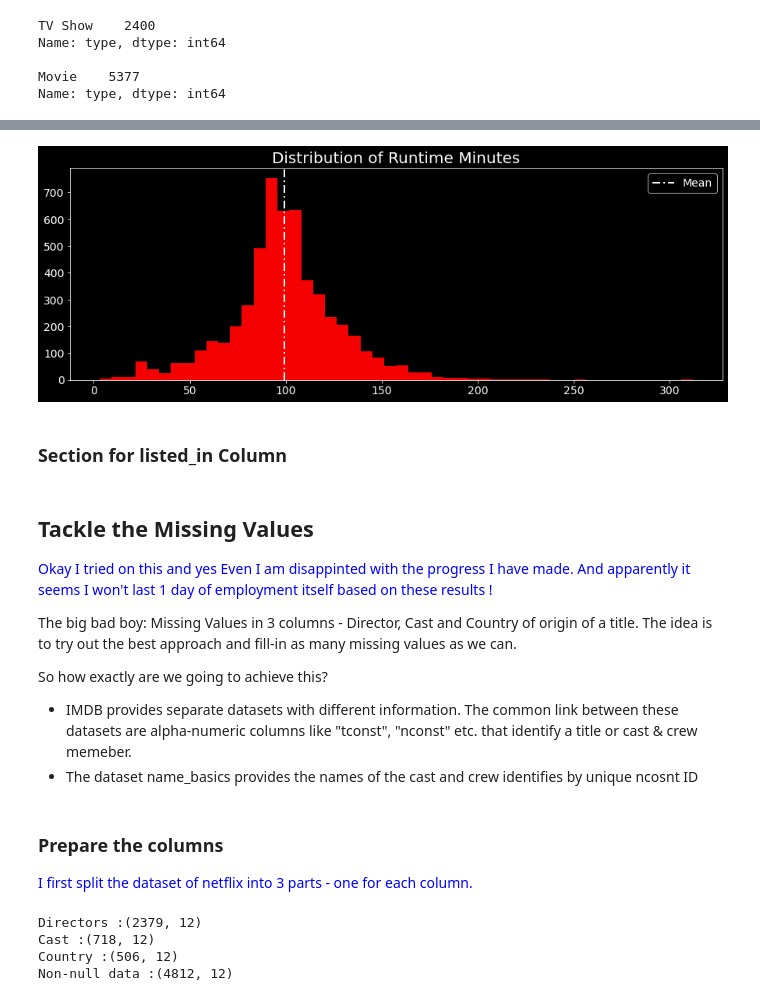
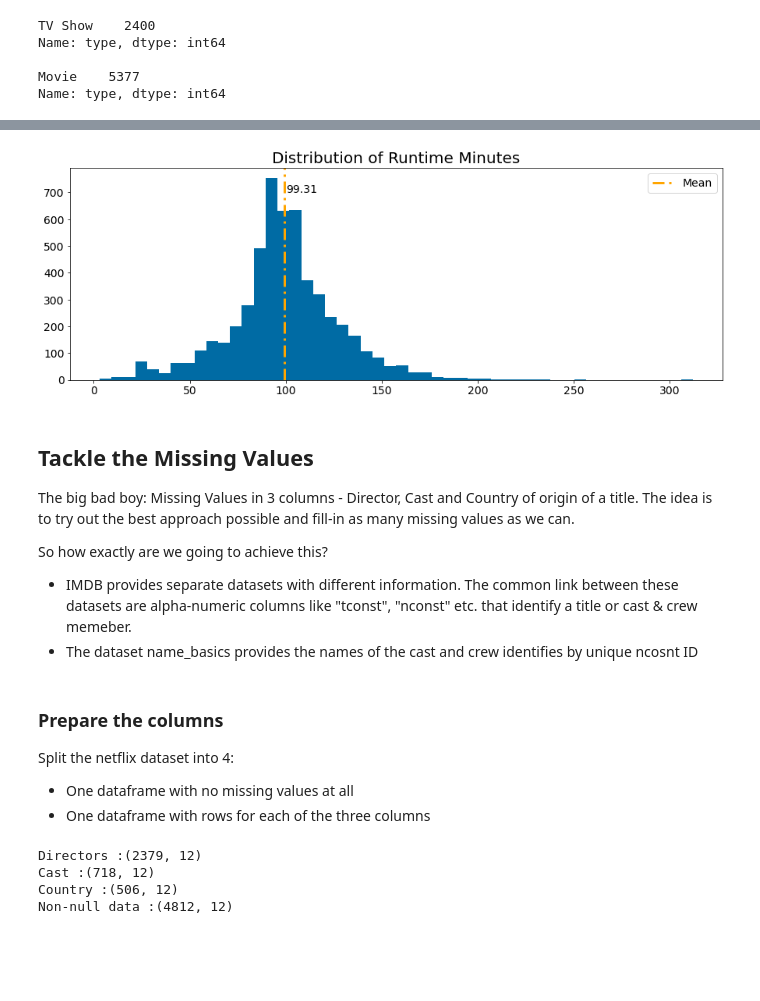
Before and after one commit to vivek-kotecha/netflix-recommender, a Jupyter notebook: workbooks/Netflix_Exploratory_Analysis.ipynb, the cells around one changed output, grey strips where cells are left out. Cells and saved outputs as stored; diff of their text form; code cells hidden in the pictures; blank space fills up the shorter version.

Commit message:
Add files via upload
draft3 with colorblind theme applied for plots

```diff
--- a/workbooks/Netflix_Exploratory_Analysis.ipynb
+++ b/workbooks/Netflix_Exploratory_Analysis.ipynb
@@ -38,13 +33,11 @@ from cycler import cycler
 ### Set default options
 # %%
 pd.options.display.max_colwidth = 100
-plt.style.use('dark_background')
-plt.rcParams["axes.prop_cycle"] = cycler('color', ["#f50000", "#f00000", "#e60000", "#e00000", "#db0000", "#d10000",
-                                                   "#cc0000", "#c70000", "#bd0000", "#b80000", "#b30000", "#a80000",
-                                                   "#a30000", "#9e0000", "#940000"])
 plt.rcParams["figure.figsize"] = [15, 5]
 plt.rcParams["axes.titlesize"] = 20
 plt.rcParams["axes.labelsize"] = 12
 plt.rcParams["font.size"] = 14
-plt.rcParams["font.weight"] = "ultralight"
+
+style.use('tableau-colorblind10')
+# plt.rcParams["font.weight"] = "ultralight"
 # %%
@@ -346,20 +440,30 @@ Name: duration, dtype: int64
 # %%
+# create figure object
+fig, ax = plt.subplots()
+
 # distribution of runtime in minutes
-plt.hist(x = netflix_raw_data.loc[netflix_raw_data["duration"].str.contains("min"), "duration"].\
-         str.strip("min").astype(int),
-         bins = 50)
-plt.axvline(x = netflix_raw_data.loc[netflix_raw_data["duration"].str.contains("min"), "duration"].\
-            str.strip("min").astype(int).mean(),
-            lw = 2,
-            dashes = [5, 2, 1, 2],
-            color = "white",
-            label = "Mean")
-plt.legend()
-plt.title("Distribution of Runtime Minutes")
+ax.hist(x = netflix_raw_data.loc[netflix_raw_data["duration"].str.contains("min"), "duration"].\
+        str.strip("min").astype(int),
+        bins = 50)
+
+# draw vertical line - mean runtime for movies
+ax.axvline(x = netflix_raw_data.loc[netflix_raw_data["duration"].str.contains("min"), "duration"].\
+           str.strip("min").astype(int).mean(),
+           lw = 3,
+           dashes = [5, 2, 1, 2],
+           color = "orange",
+           label = "Mean")
+
+# annotation
+ax.annotate(text = "{:.2f}".format(netflix_raw_data.loc[netflix_raw_data["duration"].str.contains("min"), "duration"].\
+           str.strip("min").astype(int).mean()),
+            xy = [100, 700])
+
+# extras
+ax.legend()
+ax.set_title("Distribution of Runtime Minutes")
+
+# show plot
 plt.show()
-
-# netflix_raw_data.loc[netflix_raw_data["duration"].str.contains("min"), "duration"].str.strip("min").astype(int).mean()
 # %% [output]
-[figure, old version]
+[figure, new version]
-# %% [markdown]
-### Section for listed_in Column
@@ -368,19 +470,19 @@ plt.show()
 # %% [markdown]
 ## Tackle the Missing Values
 
-<font color = "blue">Okay I tried on this and yes Even I am disappinted with the progress I have made. And apparently it seems I won't last 1 day of employment itself based on these results !</font>
-
 The big bad boy: Missing Values in 3 columns - Director, Cast and Country of origin of a title.
-The idea is to try out the best approach and fill-in as many missing values as we can.
+The idea is to try out the best approach possible and fill-in as many missing values as we can.
 
 So how exactly are we going to achieve this?
 
 - IMDB provides separate datasets with different information. The common link between these datasets are alpha-numeric columns like "tconst", "nconst" etc. that identify a title or cast & crew memeber.
 - The dataset name_basics provides the names of the cast and crew identifies by unique ncosnt ID
-# %% [markdown]
-### Prepare the columns
-
-<font color = "blue">I first split the dataset of netflix into 3 parts - one for each column. </font>
+# %% [markdown]
+### Prepare the columns
+
+Split the netflix dataset into 4:
+- One dataframe with no missing values at all
+- One dataframe with rows for each of the three columns
 # %%
 """split the dataframe with missing and non-missing values"""
 
```
Also changed, not shown: parts of 42 cells of this notebook.
